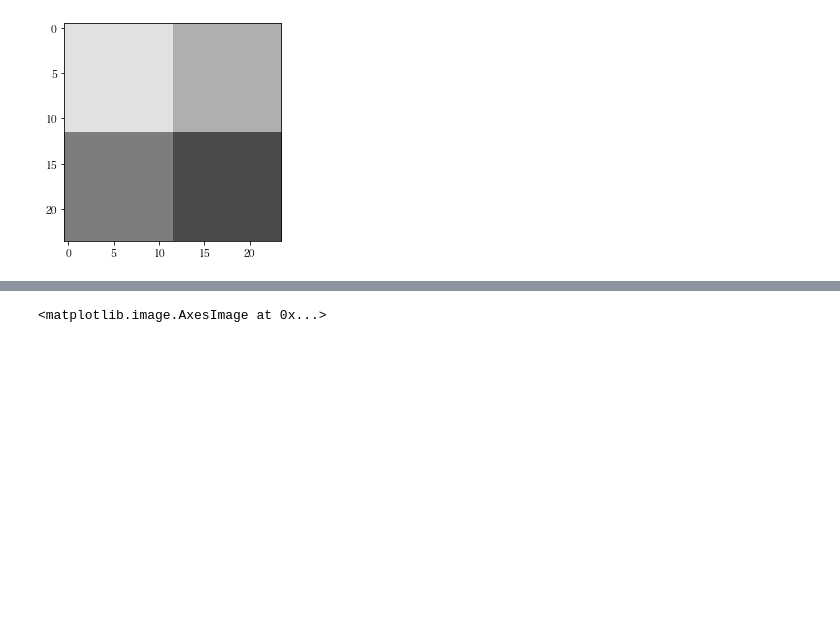
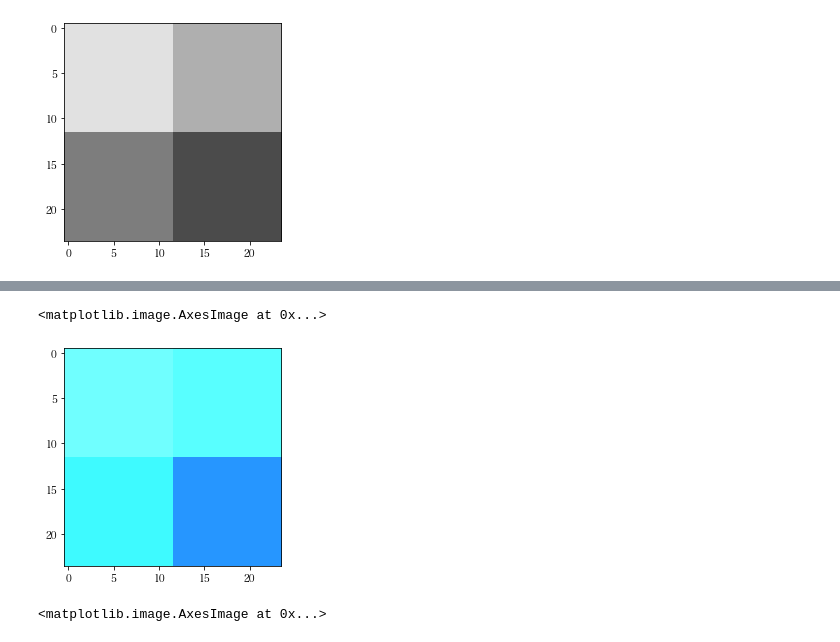
Before and after one commit to banbiossa/coding-the-matrix, a Jupyter notebook: notebooks/0.4_matrix.ipynb, the cells around one changed output, grey strips where cells are left out. Saved outputs shown, nothing was run; the diff lists cells and outputs as text; code cells hidden in the pictures; blank space fills up the shorter version.

```diff
--- a/notebooks/0.4_matrix.ipynb
+++ b/notebooks/0.4_matrix.ipynb
@@ -127,3 +130,8 @@ show()
+# %%
+show(colors, locations, col_mat=scale_color(1/2, 2, 12))
+# %% [output]
+<matplotlib.image.AxesImage at 0x...>
+[figure, added]
 # %%
 show(translation(1, 2))
 # %% [output]
```
Also changed, not shown: parts of 4 cells of this notebook, 2 other files.
